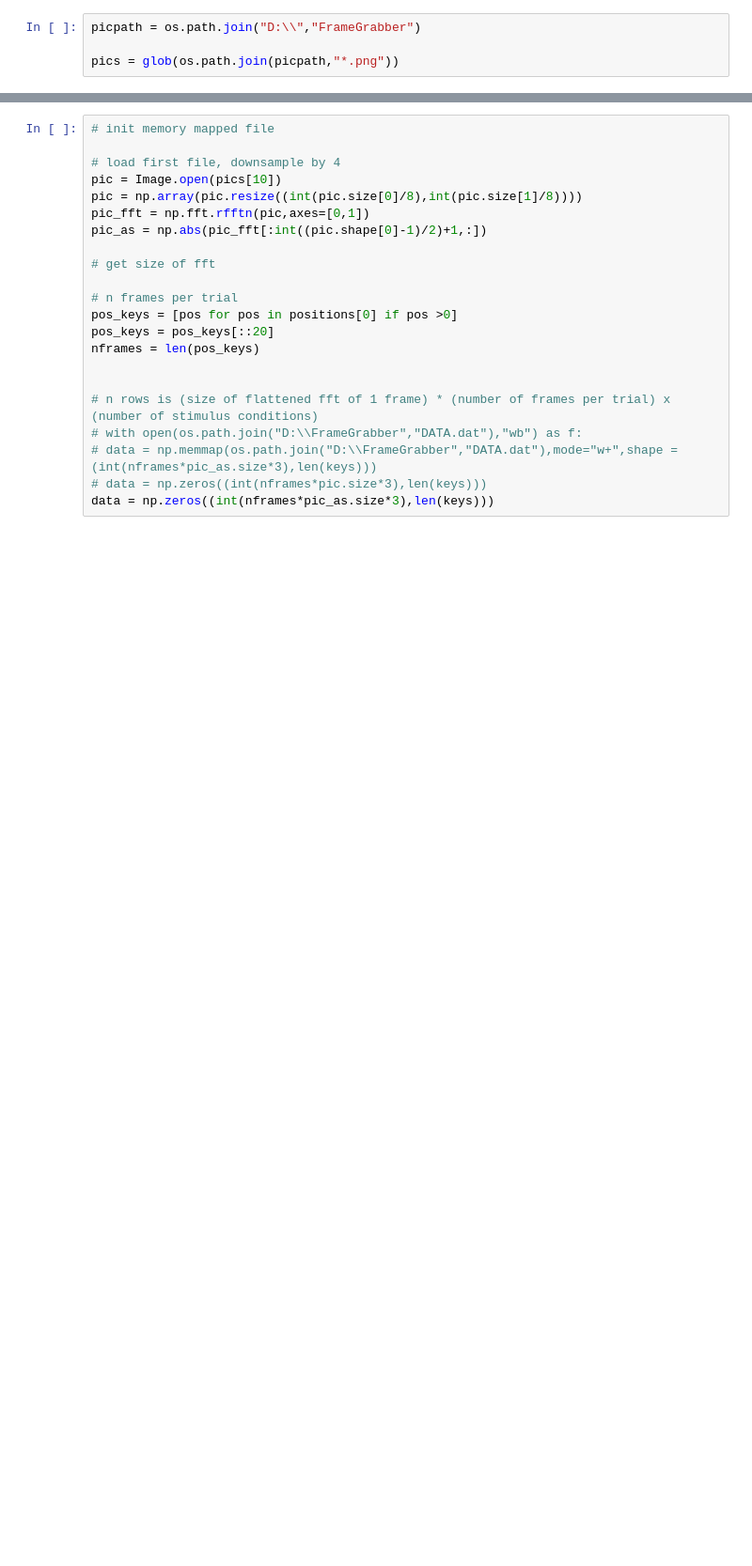
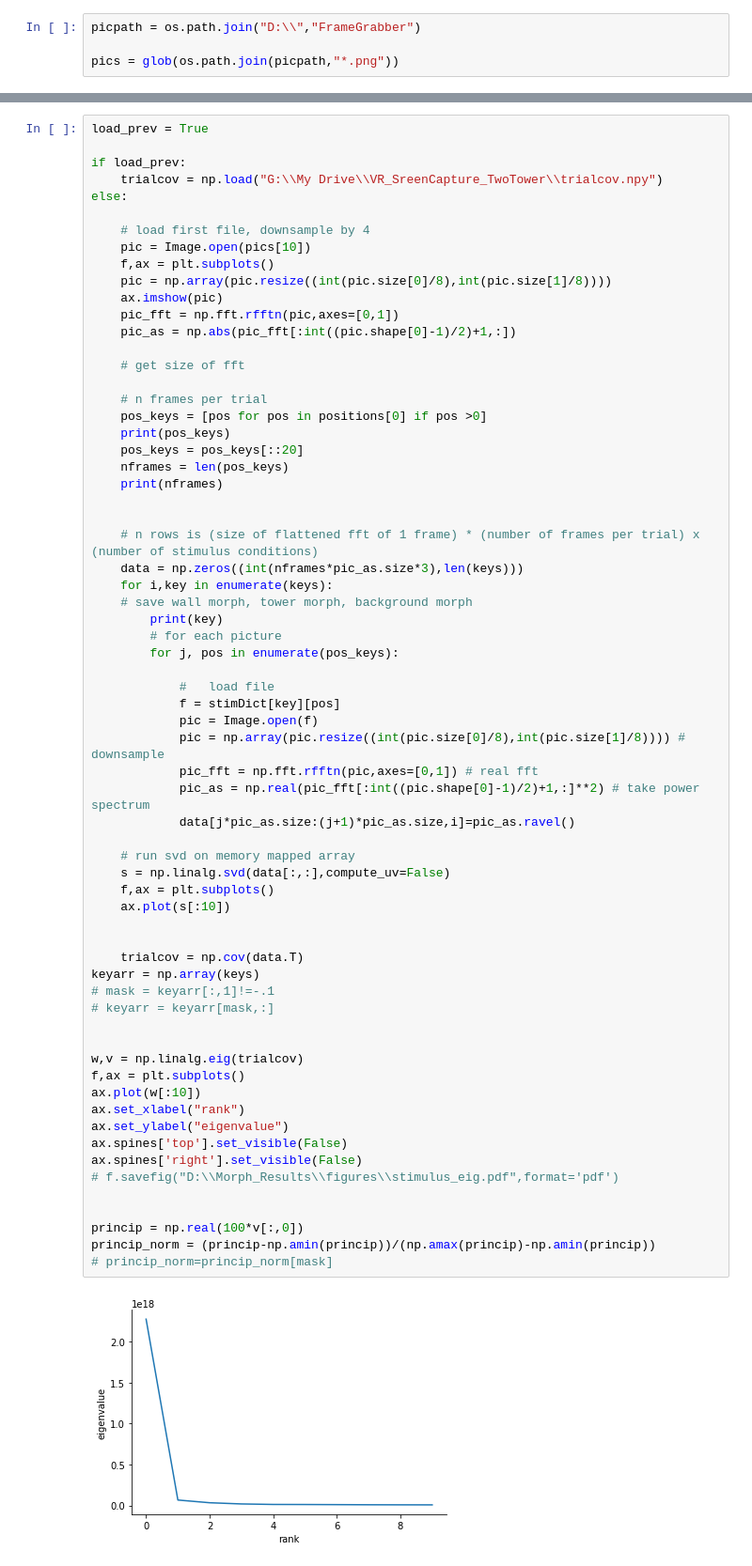
Before and after one commit to GiocomoLab/PlittGiocomo_2021, a Jupyter notebook: ProcessFrameGrabber.ipynb, the cells around one changed output, grey strips where cells are left out. Shown at 94% size. Drawn from its saved outputs; the diff is of its cells as text; blank space fills up the shorter version.

```diff
--- a/ProcessFrameGrabber.ipynb
+++ b/ProcessFrameGrabber.ipynb
@@ -75,24 +97,70 @@ for k in keystokill:
     except KeyError:
         print("key not found",k)
 # %%
-# init memory mapped file
+load_prev = True
 
-# load first file, downsample by 4
-pic = Image.open(pics[10])
-pic = np.array(pic.resize((int(pic.size[0]/8),int(pic.size[1]/8))))
-pic_fft = np.fft.rfftn(pic,axes=[0,1])
-pic_as = np.abs(pic_fft[:int((pic.shape[0]-1)/2)+1,:])
+if load_prev:
+    trialcov = np.load("G:\\My Drive\\VR_SreenCapture_TwoTower\\trialcov.npy")
+else:
 
-# get size of fft
+    # load first file, downsample by 4
+    pic = Image.open(pics[10])
+    f,ax = plt.subplots()
+    pic = np.array(pic.resize((int(pic.size[0]/8),int(pic.size[1]/8))))
+    ax.imshow(pic)
+    pic_fft = np.fft.rfftn(pic,axes=[0,1])
+    pic_as = np.abs(pic_fft[:int((pic.shape[0]-1)/2)+1,:])
 
-# n frames per trial
-pos_keys = [pos for pos in positions[0] if pos >0]
-pos_keys = pos_keys[::20]
-nframes = len(pos_keys)
+    # get size of fft
+
+    # n frames per trial
+    pos_keys = [pos for pos in positions[0] if pos >0]
+    print(pos_keys)
+    pos_keys = pos_keys[::20]
+    nframes = len(pos_keys)
+    print(nframes)
 
 
-# n rows is (size of flattened fft of 1 frame) * (number of frames per trial) x (number of stimulus conditions)
-# with open(os.path.join("D:\\FrameGrabber","DATA.dat"),"wb") as f:
-# data = np.memmap(os.path.join("D:\\FrameGrabber","DATA.dat"),mode="w+",shape = (int(nframes*pic_as.size*3),len(keys)))
-# data = np.zeros((int(nframes*pic.size*3),len(keys)))
-data = np.zeros((int(nframes*pic_as.size*3),len(keys)))
+    # n rows is (size of flattened fft of 1 frame) * (number of frames per trial) x (number of stimulus conditions)
+    data = np.zeros((int(nframes*pic_as.size*3),len(keys)))
+    for i,key in enumerate(keys):
+    # save wall morph, tower morph, background morph
+        print(key)
+        # for each picture
+        for j, pos in enumerate(pos_keys):
+
+            #   load file
+            f = stimDict[key][pos]
+            pic = Image.open(f)
+            pic = np.array(pic.resize((int(pic.size[0]/8),int(pic.size[1]/8)))) # downsample
+            pic_fft = np.fft.rfftn(pic,axes=[0,1]) # real fft
+            pic_as = np.real(pic_fft[:int((pic.shape[0]-1)/2)+1,:]**2) # take power spectrum
+            data[j*pic_as.size:(j+1)*pic_as.size,i]=pic_as.ravel()
+
+    # run svd on memory mapped array
+    s = np.linalg.svd(data[:,:],compute_uv=False)
+    f,ax = plt.subplots()
+    ax.plot(s[:10])
+
+
+    trialcov = np.cov(data.T)
+keyarr = np.array(keys)
+# mask = keyarr[:,1]!=-.1
+# keyarr = keyarr[mask,:]
+
+
+w,v = np.linalg.eig(trialcov)
+f,ax = plt.subplots()
+ax.plot(w[:10])
+ax.set_xlabel("rank")
+ax.set_ylabel("eigenvalue")
+ax.spines['top'].set_visible(False)
+ax.spines['right'].set_visible(False)
+# f.savefig("D:\\Morph_Results\\figures\\stimulus_eig.pdf",format='pdf')
+
+
+princip = np.real(100*v[:,0])
+princip_norm = (princip-np.amin(princip))/(np.amax(princip)-np.amin(princip))
+# princip_norm=princip_norm[mask]
+# %% [output]
+[figure, added]
```
Also changed, not shown: parts of 25 cells of this notebook, 4 other files.
